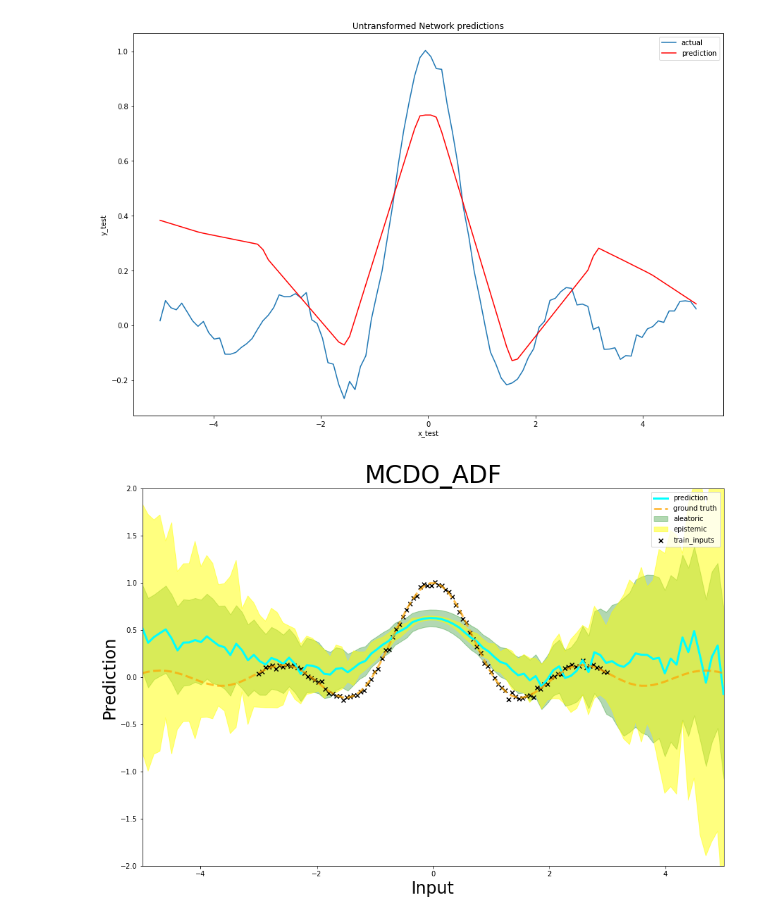
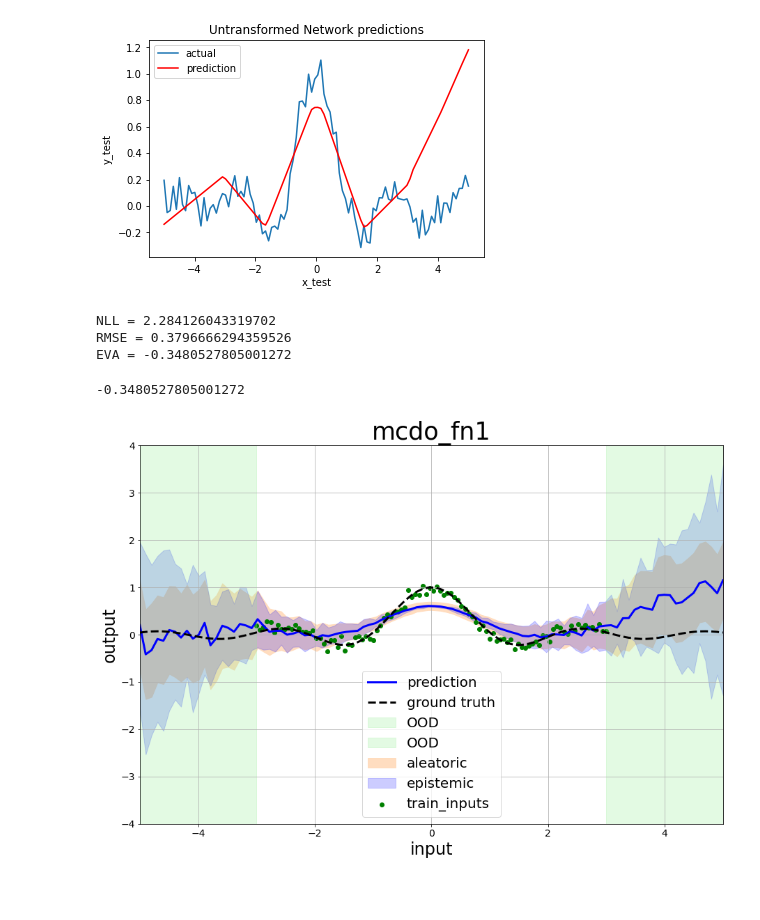
Before and after one commit to AshAswin/evidential_mcdo_adf_gp, a Jupyter notebook: mcdo_adf_regression_toydataset.ipynb, the cells around one changed output. Drawn from its saved outputs; the diff is of its cells as text; code cells hidden in the pictures; blank space fills up the shorter version.

Commit message:
Add refactored code with changed plot style

```diff
--- a/mcdo_adf_regression_toydataset.ipynb
+++ b/mcdo_adf_regression_toydataset.ipynb
@@ -15,7 +15,7 @@ torch.manual_seed(0)
 np.random.seed(0)
 # %%
 mu = 0
-sigma = 0.02
+sigma = 0.08
 train_range = np.linspace(-3, 3, 100).reshape(-1,1)
 test_range = np.linspace(-5,5,100).reshape(-1,1)
 function = lambda x:np.sin(3*x)/(3*x)
@@ -92,7 +125,7 @@ custom_net = Net()
 #Training hyperparameters
 n_data_points = np.shape(train_data.x)[0]
 batch_size = n_data_points
-epochs = 10000
+epochs = 20000
 batch_per_epoch = n_data_points//batch_size
 learning_rate = 1e-2
 #Loss Function
@@ -134,7 +167,7 @@ y_test = test_data.y
 X_test = torch.Tensor(x_test).view(-1,1)
 #Picking the model corresponding to the last epoch
 Y_dash_test = custom_net(X_test)
-Y_dash_test = (Y_dash_test.view(n_data_points))
+Y_dash_test = (Y_dash_test.view(-1))
 y_dash_test = Y_dash_test.detach().numpy()
 plt.plot(x_test,y_test,label='actual')
 plt.plot(x_test,y_dash_test,color='red',label='prediction')
@@ -167,4 +200,4 @@ RMSE  = 0.13
-[figure, old version]
+[figure, new version]
 # %%
 #ADF equivalents for Neural Network's building blocks
 from numbers import Number
@@ -342,7 +387,21 @@ epistemic = np.var(pairwise_mean, axis=0)
 aleatoric = np.concatenate(consol_mc_vars, axis=0)
 
 
-plot_results(train_data,test_data, predictions.reshape(-1,1), aleatoric.reshape(-1,1), epistemic.reshape(-1,1),\
-                 limits={"x":(-5,5),"y":(-2,2)},fn_samples=None,title='MCDO_ADF')
+plot_results(train_data,test_data, predictions.reshape(-1,1),\
+             aleatoric.reshape(-1,1), epistemic.reshape(-1,1),\
+              limits={"x":(-5,5),"y":(-4,4)},v_span=[(-5,-3),(3,5)],
+             fn_samples=None, legend_loc='lower center',
+             title='mcdo_fn1',filename='fn1.pdf')
+
+
+predictive_uncertainty = epistemic + aleatoric
+log_likelihood(predictions.squeeze(), test_data.y_gt.squeeze(), \
+               np.sqrt(predictive_uncertainty).squeeze())
+compute_rmse(predictions.squeeze(),test_data.y_gt.squeeze())
+compute_explained_variance(predictions.squeeze(), test_data.y_gt.squeeze())
 # %% [output]
+NLL = 2.284126043319702
+RMSE = 0.3796666294359526
+EVA = -0.3480527805001272
+-0.3480527805001272
-[figure, old version]
+[figure, new version]
```
Also changed, not shown: parts of 6 cells of this notebook.
